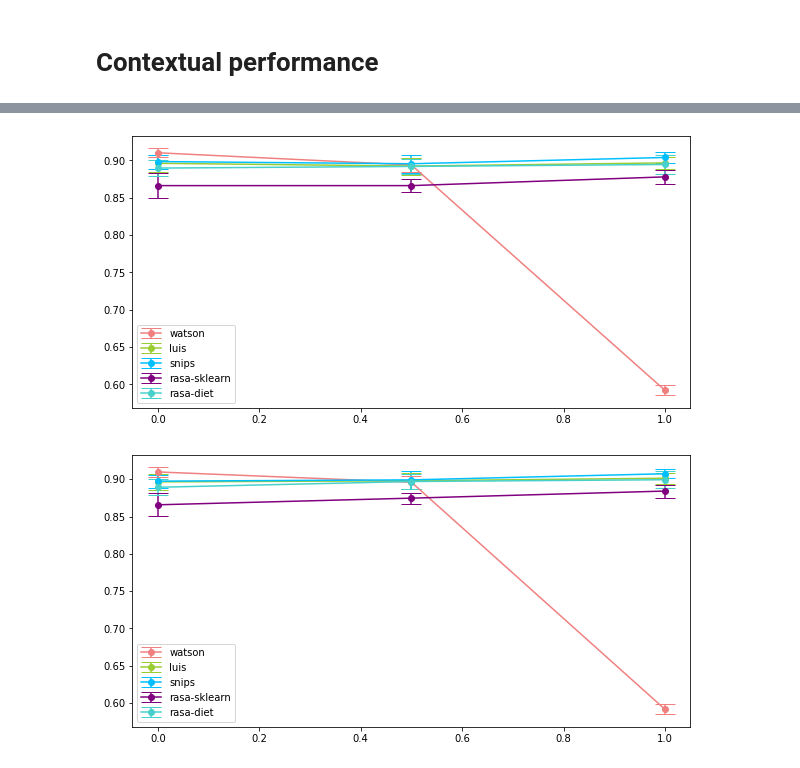
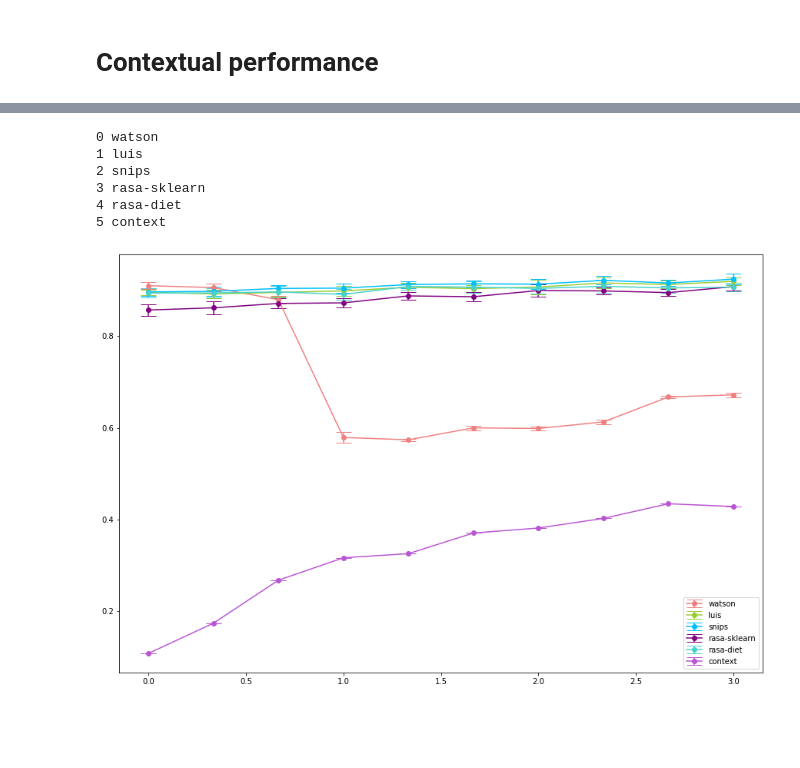
Before and after one commit to ranimkhojah/confidence-estimation-benchmark, a Jupyter notebook: scripts/contextual_performance.ipynb, the cells around one changed output, grey strips where cells are left out. Cells and saved outputs as stored; diff of their text form; code cells hidden in the pictures; blank space fills up the shorter version.

Commit message:
Contextual performance: Plot context-only performance

```diff
--- a/scripts/contextual_performance.ipynb
+++ b/scripts/contextual_performance.ipynb
@@ -301,5 +301,13 @@ def measure_performance_for_context(contexts, correct_intents):
         predict_intent_with_only_context(context)
         for context, correct_intent in zip(contexts, correct_intents)
     ]
-    return {'accuracy': metrics.accuracy_score(correct_intents, predicted_intents),
-            'f1': metrics.f1_score(correct_intents, predicted_intents, average='macro')}
+    return {
+        'accuracy': {
+            'mean': metrics.accuracy_score(correct_intents, predicted_intents),
+            'sd': 0
+        },
+        'f1': {
+            'mean': metrics.f1_score(correct_intents, predicted_intents, average='macro'),
+            'sd': 0
+        }
+    }
@@ -344,0 +314,21 @@ results_across_context_strengths
+# %%
+CONTEXT_STRENGTHS = np.linspace(0, 3, 10)
+
+results_across_context_strengths = []
+for context_strength in CONTEXT_STRENGTHS:
+    context_distribution = fixed_context_distribution(context_strength)
+    contexts = [np.random.permutation(context_distribution) for _ in range(NUM_SAMPLES)]
+    correct_intents = [sample_from_context(context) for context in contexts]
+    utterances_per_split = {
+        split_num: pick_utterances_for_split(split_num, correct_intents)
+        for split_num in range(1, NUM_SPLITS+1)
+    }
+
+    performances_per_nlu = {
+        nlu: measure_performance_for_nlu(nlu, contexts, utterances_per_split)
+        for nlu in NLU_NAMES
+    }
+    performances_per_nlu['context'] = measure_performance_for_context(contexts, correct_intents)
+    results_across_context_strengths.append(performances_per_nlu)
+
+results_across_context_strengths
@@ -345,20 +353,17 @@ results_across_context_strengths
 # %%
-fig, ax = plt.subplots(figsize=(10, 5))
-for i, nlu in enumerate(NLU_NAMES):
+fig, ax = plt.subplots(figsize=(15, 10))
+for i, nlu in enumerate(NLU_NAMES+["context"]):
+    print(i, nlu)
     accuracies_mean = [result[nlu]['accuracy']['mean'] for result in results_across_context_strengths]
     accuracies_sd = [result[nlu]['accuracy']['sd'] for result in results_across_context_strengths]
     plt.errorbar(CONTEXT_STRENGTHS, accuracies_mean, fmt='o', yerr=accuracies_sd, ls='-', capsize=10, label=nlu, color=COLORS[i])
 plt.legend()
 plt.show()
 # %% [output]
+0 watson
+1 luis
+2 snips
+3 rasa-sklearn
+4 rasa-diet
+5 context
-[figure, old version]
+[figure, new version]
-# %%
-fig, ax = plt.subplots(figsize=(10, 5))
-for i, nlu in enumerate(NLU_NAMES):
-    f1_mean = [result[nlu]['f1']['mean'] for result in results_across_context_strengths]
-    f1_sd = [result[nlu]['f1']['sd'] for result in results_across_context_strengths]
-    plt.errorbar(CONTEXT_STRENGTHS, f1_mean, fmt='o', yerr=f1_sd, ls='-', capsize=10, label=nlu, color=COLORS[i])
-plt.legend()
-plt.show()
-# %% [output]
-[figure, removed]
```
Also changed, not shown: parts of 9 cells of this notebook.
